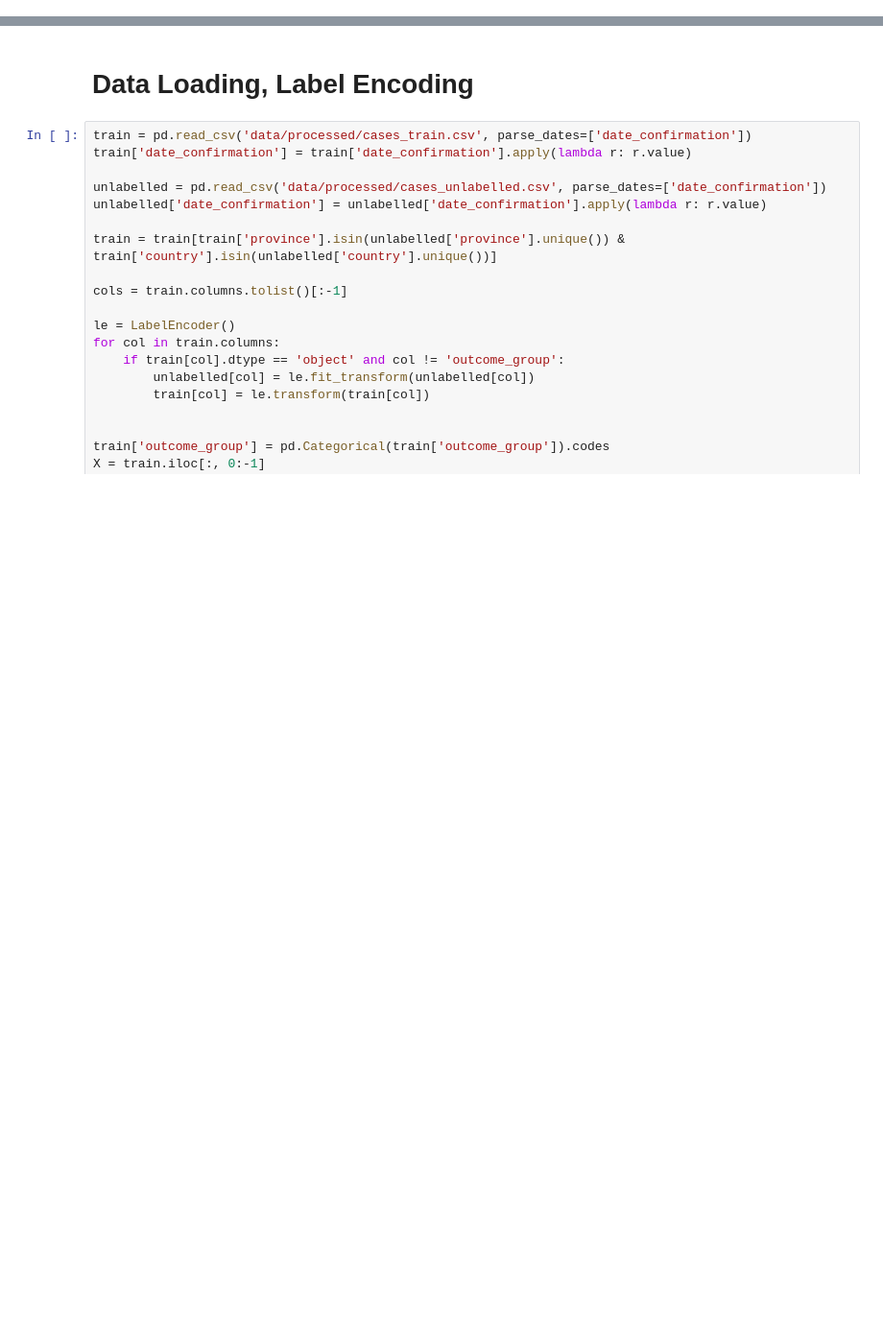
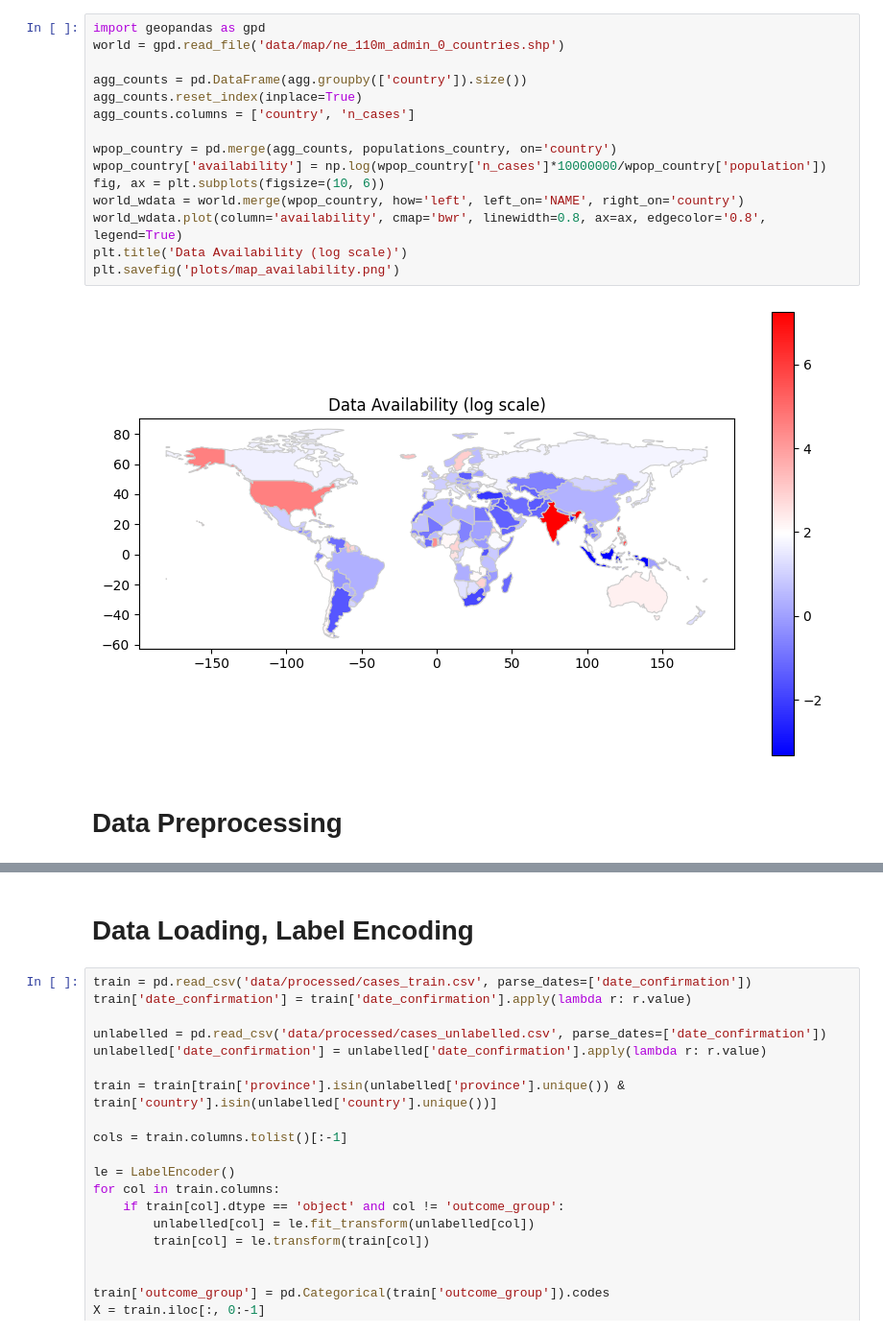
Before and after one commit to efeerhan/cmpt459-courseproject, a Jupyter notebook: project.ipynb, the cells around one changed output, grey strips where cells are left out. Shown at 96% size. Drawn from its saved outputs; the diff is of its cells as text; blank space fills up the shorter version.

```diff
--- a/project.ipynb
+++ b/project.ipynb
@@ -10,0 +70,19 @@ from sklearn.metrics import make_scorer, f1_score, accuracy_score
+# %%
+import geopandas as gpd
+world = gpd.read_file('data/map/ne_110m_admin_0_countries.shp')
+
+agg_counts = pd.DataFrame(agg.groupby(['country']).size())
+agg_counts.reset_index(inplace=True)
+agg_counts.columns = ['country', 'n_cases']
+
+wpop_country = pd.merge(agg_counts, populations_country, on='country')
+wpop_country['availability'] = np.log(wpop_country['n_cases']*10000000/wpop_country['population'])
+fig, ax = plt.subplots(figsize=(10, 6))
+world_wdata = world.merge(wpop_country, how='left', left_on='NAME', right_on='country')
+world_wdata.plot(column='availability', cmap='bwr', linewidth=0.8, ax=ax, edgecolor='0.8', legend=True)
+plt.title('Data Availability (log scale)')
+plt.savefig('plots/map_availability.png')
+# %% [output]
+[figure, added]
+# %% [markdown]
+# Data Preprocessing
```
Also changed, not shown: parts of 9 cells of this notebook, 18 other files.
